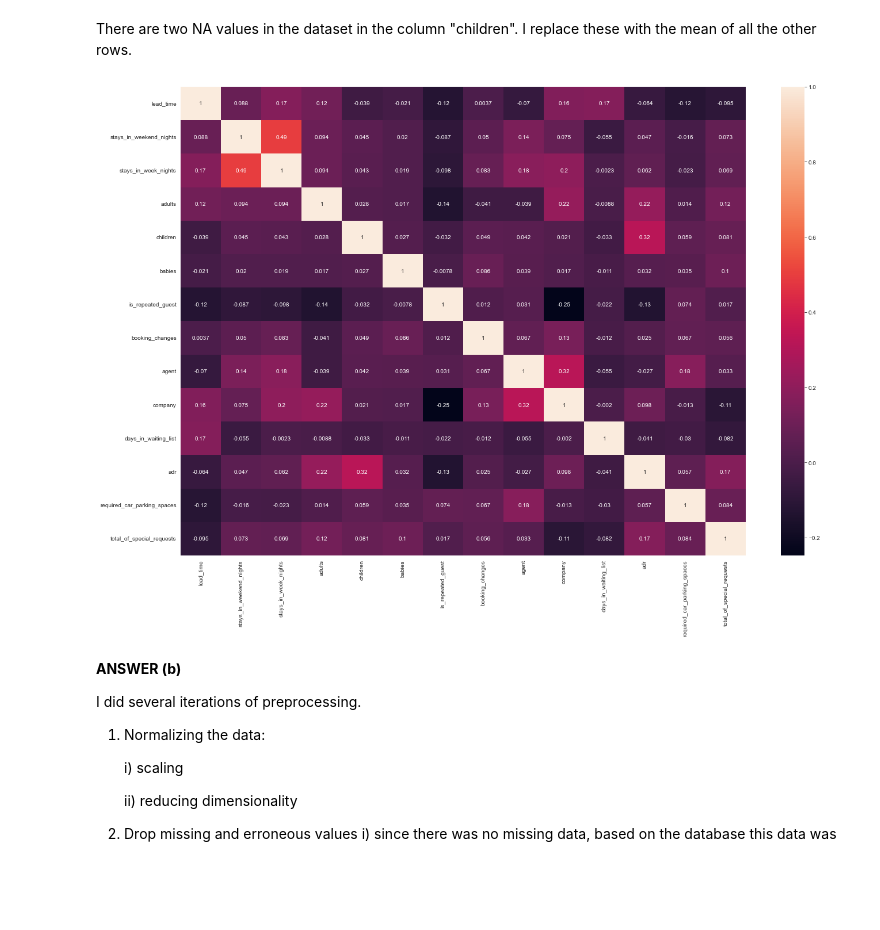
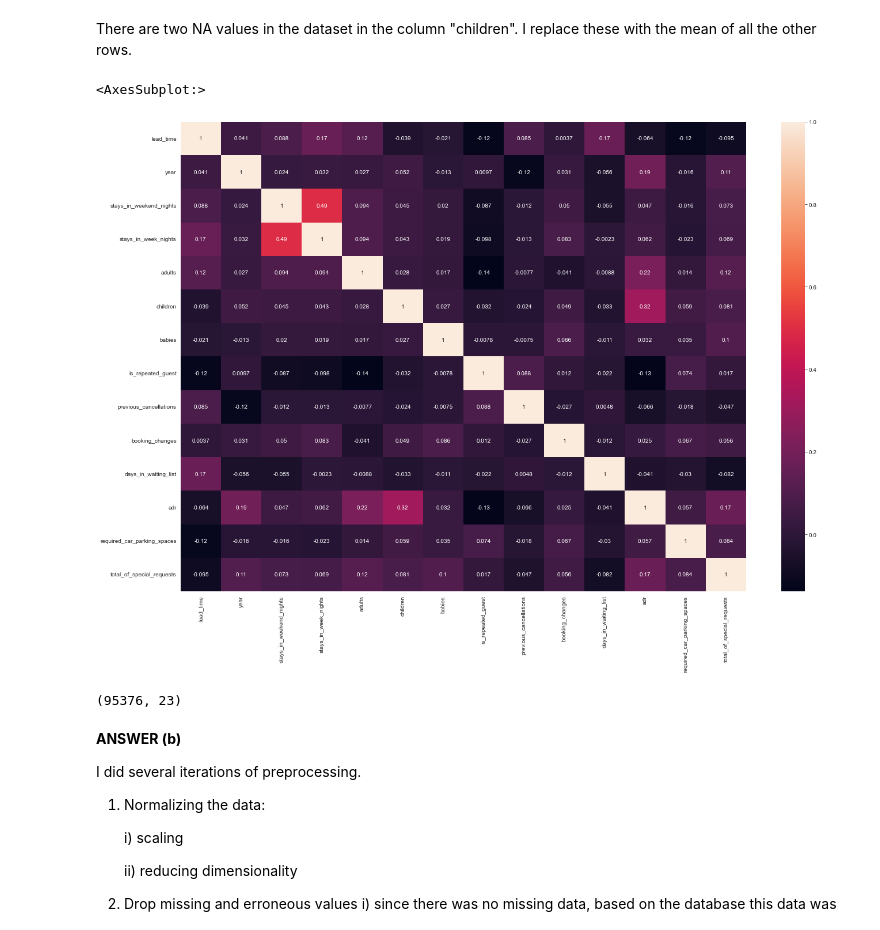
Before and after one commit to FR-Schwartz/ids705, a Jupyter notebook: assignments/Assignment_5.ipynb, the cells around one changed output. Saved outputs shown, nothing was run; the diff lists cells and outputs as text; code cells hidden in the pictures; blank space fills up the shorter version.

```diff
--- a/assignments/Assignment_5.ipynb
+++ b/assignments/Assignment_5.ipynb
@@ -402,8 +602,8 @@ After reviewing the data, I believe the important factors that might predict can
 **(b) Preprocess your data.** Preprocess your data so it's ready for use for classification and describe what you did and why you did it. Preprocessing may include: normalizing data, handling missing or erroneous values, separating out a validation dataset, preparing categorical variables through one-hot-encoding, etc. To make one step in this process easier, you're provided with a one-hot-encoded version of the data already.
 - Comment on each type of preprocessing that you apply and both how and why you apply it.
 # %%
-## Drop Rows where there is no adult, baby and child
-df = X_train_original.drop(X_train_original[(X_train_original.adults+X_train_original.babies+X_train_original.children)==0].index)
+# Drop Rows where there is no adult, baby and child
+X_train_original = X_train_original.drop(X_train_original[(X_train_original.adults+X_train_original.babies+X_train_original.children)==0].index)
 # %%
-## Copy the dataframe
-df_subset = df.copy()
+# Copy the dataframe for safekeeping
+X_train_original_subset = X_train_original.copy()
@@ -435,5 +617,5 @@ X_train_original.drop(X_train_ohe.loc[X_train_ohe['agent']=='NULL'].index, inpla
 # %%
-## Remove the less important features
-df_subset = df_subset.drop(['year','arrival_date_week_number','day',
-                            'month','assigned_room_type','reserved_room_type',
-                            'previous_cancellations','previous_bookings_not_canceled'],axis=1)
+# Remove the less important features from training set
+X_train_original_subset = X_train_original_subset.drop(['agent','arrival_date_week_number',
+                            'company','assigned_room_type','reserved_room_type',
+                            'previous_bookings_not_canceled'],axis=1)
@@ -440,9 +627,10 @@ df_subset = df_subset.drop(['year','arrival_date_week_number','day',
 # %%
-## Plot the heatmap to see correlation with columns
+# Plot a heatmap to see correlation with columns (imitating the r-code from the paper)
 fig, ax = plt.subplots(figsize=(22,15))
-sns.heatmap(df_subset.corr(), annot=True, ax=ax);
+sns.heatmap(X_train_original_subset.corr(), annot=True, ax=ax)
 # %% [output]
+<AxesSubplot:>
-[figure, old version]
+[figure, new version]
 # %%
 def transform(dataframe):
 
@@ -470,6 +658,8 @@ X_train_ohepartial, X_val_ohe, y_train_ohepartial, y_val_ohe = train_test_split(
 ) # split with an 80/20 ratio
 # %%
-X_train_ohepartial.shape
+X_train_original_subset.shape
+# %% [output]
+(95376, 23)
 # %% [markdown]
 **ANSWER (b)**
 
```
Also changed, not shown: parts of 63 cells of this notebook, 1 other file.
